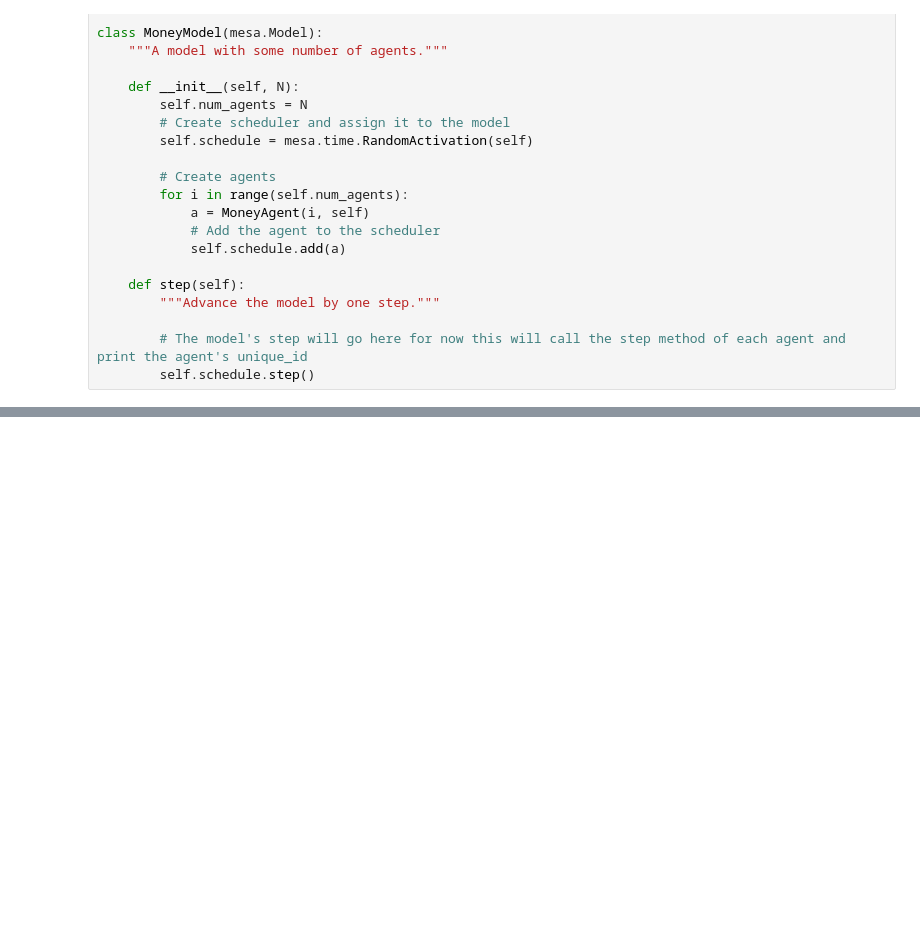
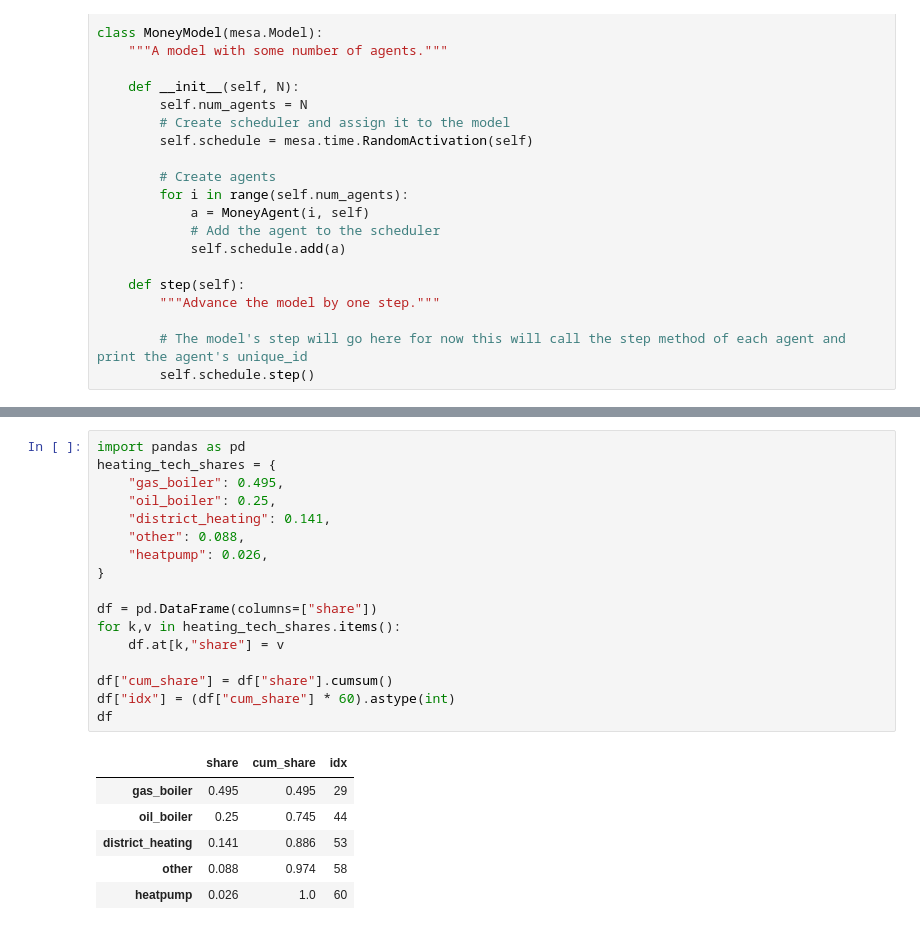
Before and after one commit to david-huck/abetam, a Jupyter notebook: sandbox.ipynb, the cells around one changed output, grey strips where cells are left out. Saved outputs shown, nothing was run; the diff lists cells and outputs as text; blank space fills up the shorter version.

```diff
--- a/sandbox.ipynb
+++ b/sandbox.ipynb
@@ -64,0 +74,24 @@ fig
+# %%
+import pandas as pd
+heating_tech_shares = {
+    "gas_boiler": 0.495,
+    "oil_boiler": 0.25,
+    "district_heating": 0.141,
+    "other": 0.088,
+    "heatpump": 0.026,
+}
+
+df = pd.DataFrame(columns=["share"])
+for k,v in heating_tech_shares.items():
+    df.at[k,"share"] = v
+
+df["cum_share"] = df["share"].cumsum()
+df["idx"] = (df["cum_share"] * 60).astype(int)
+df
+# %% [output]
+|  | share | cum_share | idx |
+| gas_boiler | 0.495 | 0.495 | 29 |
+| oil_boiler | 0.25 | 0.745 | 44 |
+| district_heating | 0.141 | 0.886 | 53 |
+| other | 0.088 | 0.974 | 58 |
+| heatpump | 0.026 | 1.0 | 60 |
```
Also changed, not shown: parts of 6 cells of this notebook, 4 other files.
